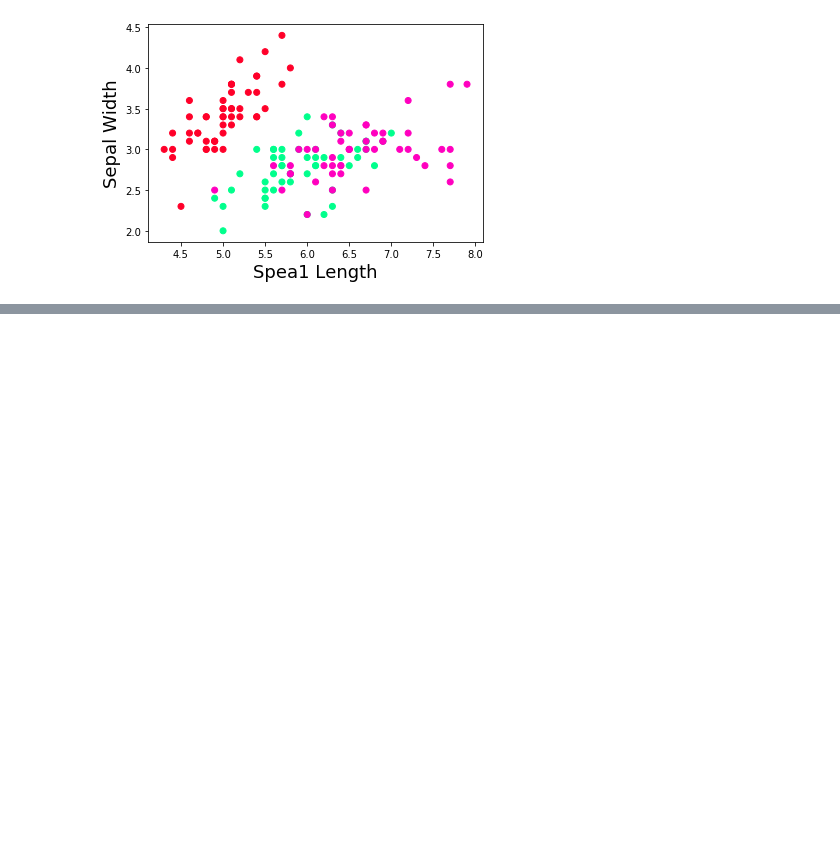
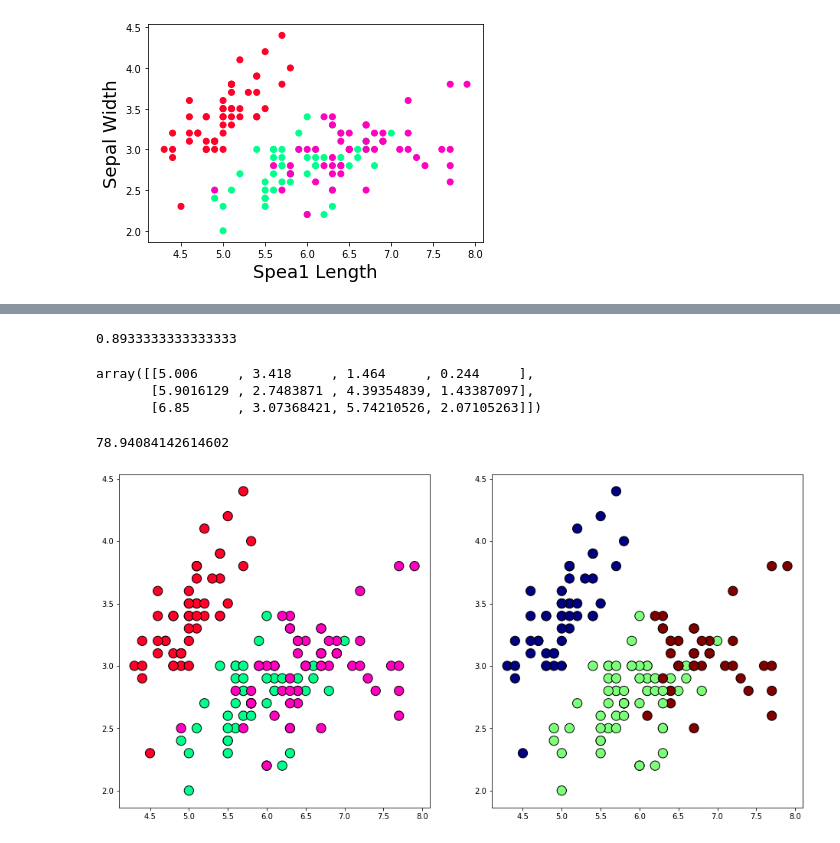
Before and after one commit to ajaywaghmare/Clustering, a Jupyter notebook: Kmeans.ipynb, the cells around one changed output, grey strips where cells are left out. Saved outputs shown, nothing was run; the diff lists cells and outputs as text; code cells hidden in the pictures; blank space fills up the shorter version.

Commit message:
implemented kmeans and created visualization

```diff
--- a/Kmeans.ipynb
+++ b/Kmeans.ipynb
@@ -108,7 +119,7 @@ y = pd.DataFrame(data=iris.target,
 # %%
 # Convering target class into numerical form
 y[1] = y[1].replace(['Iris-setosa',
-                     'Iris-versicolor','Iris-virginica'], [1,2,3])
+                     'Iris-versicolor','Iris-virginica'], [0,1,2])
 # %%
 plt.scatter(x.iloc[:,0],x.iloc[:,1], c = y.iloc[:,0], cmap='gist_rainbow')
 plt.xlabel('Spea1 Length', fontsize=18)
@@ -116,3 +127,6 @@ plt.ylabel('Sepal Width', fontsize=18)
 plt.show()
 # %% [output]
 [figure]
+# %%
+km = KMeans(n_clusters=3, n_init=10, max_iter=15, random_state = 2 )
+km.fit(x)
@@ -118,0 +151,4 @@ plt.show()
+# %%
+pred_result = pd.DataFrame(data=km.labels_,
+          index=np.array(range(1, 151)),
+          columns=np.array(range(1, 2)))
@@ -118,0 +157,21 @@ plt.show()
+# %%
+acc_score
+# %% [output]
+0.8933333333333333
+# %%
+km.cluster_centers_
+# %% [output]
+array([[5.006     , 3.418     , 1.464     , 0.244     ],
+       [5.9016129 , 2.7483871 , 4.39354839, 1.43387097],
+       [6.85      , 3.07368421, 5.74210526, 2.07105263]])
+# %%
+km.inertia_
+# %% [output]
+78.94084142614602
+# %%
+fig, axes = plt.subplots(1, 2, figsize=(16,8))
+axes[0].scatter(x.iloc[:, 0], x.iloc[:, 1], c=y.iloc[:,0], cmap='gist_rainbow',edgecolor='k', s=150)
+axes[1].scatter(x.iloc[:, 0], x.iloc[:, 1], c=pred_result.iloc[:,0], cmap='jet',edgecolor='k', s=150)
+plt.show()
+# %% [output]
+[figure, added]
```
Also changed, not shown: parts of 10 cells of this notebook.
